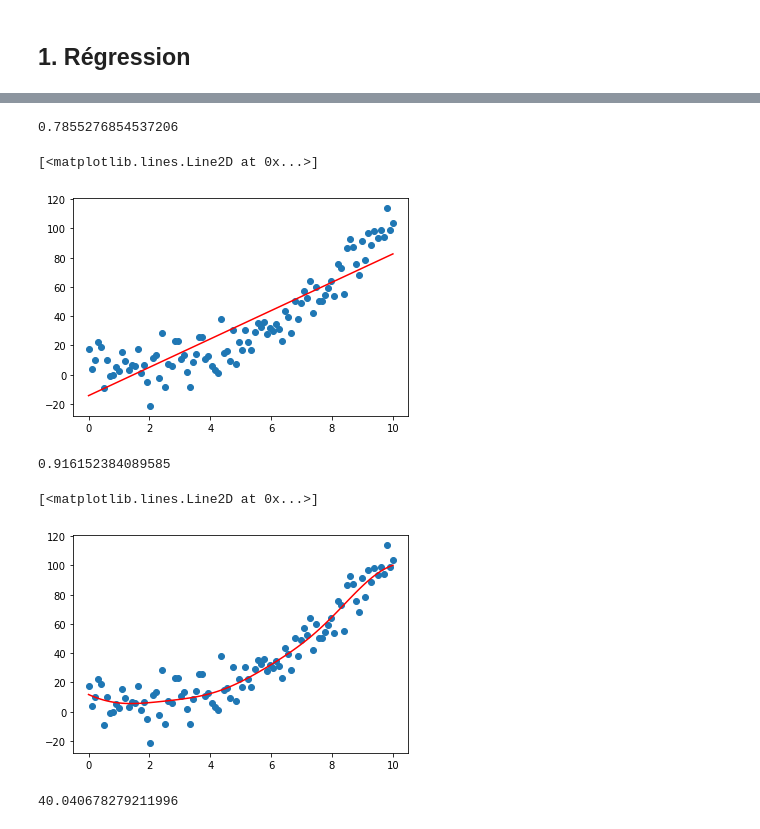
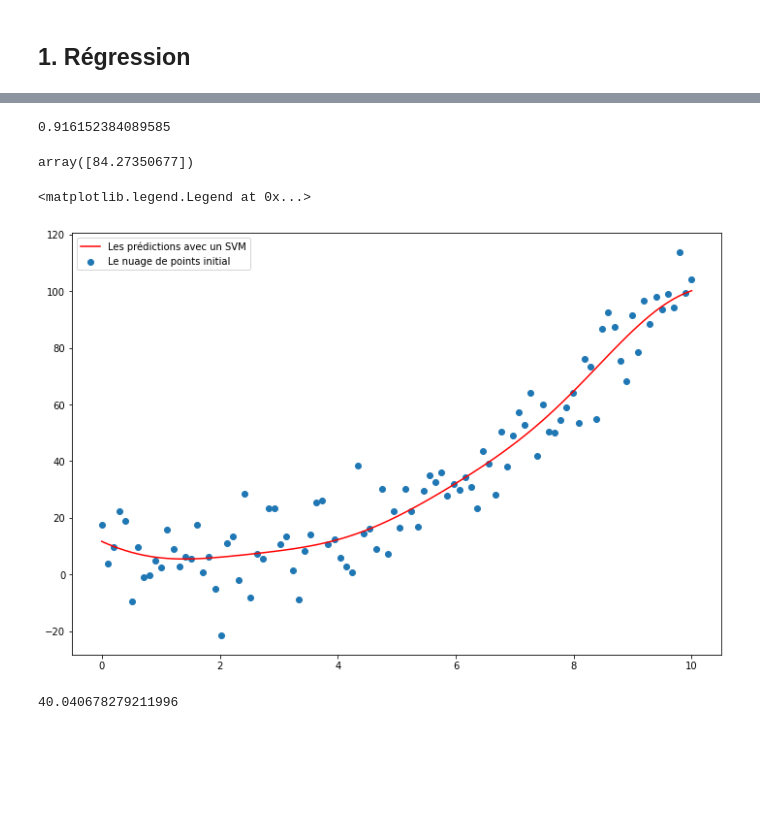
Before and after one commit to jmbernabotto/INSA2021, a Jupyter notebook: scikit_learn_1.ipynb, the cells around one changed output, grey strips where cells are left out. Saved outputs shown, nothing was run; the diff lists cells and outputs as text; code cells hidden in the pictures; blank space fills up the shorter version.

```diff
--- a/scikit_learn_1.ipynb
+++ b/scikit_learn_1.ipynb
@@ -53,6 +94,0 @@ plt.scatter(X, y)
-# %%
-model = LinearRegression() #on parle d'estimateur et on précise alors ses hyperparamètres
-model.fit(X, y) # entrainement du modele
-model.score(X, y) # évaluation avec le coefficient de corrélation
-# %% [output]
-0.7855276854537206
@@ -61,22 +95,22 @@ predictions=model.predict(X)
-# %%
-plt.scatter(X, y)
-plt.plot(X,predictions,c='r')
-# %% [output]
-[<matplotlib.lines.Line2D at 0x...>]
-[figure, removed]
 # %%
  from sklearn.svm import SVR #modèle de Support Vector Machine
- model2=SVR(C=100)
+ model2=SVR(C=100,degree=3)
  model2.fit(X,y)
  model2.score(X,y)
 # %% [output]
 0.916152384089585
+# %%
+model2.predict([[12]])
+# %% [output]
+array([84.27350677])
 # %%
-plt.scatter(X, y)
-plt.plot(X, model2.predict(X), c='red')
+plt.figure(figsize=(12,8))
+plt.scatter(X, y,label='Le nuage de points initial')
+plt.plot(X,model2.predict(X),c='r',label='Les prédictions avec un SVM')
+plt.legend()
 # %% [output]
-[<matplotlib.lines.Line2D at 0x...>]
+<matplotlib.legend.Legend at 0x...>
-[figure, old version]
+[figure, new version]
 # %%
 from sklearn.metrics import mean_squared_error, mean_absolute_error
 # %%
```
Also changed, not shown: parts of 24 cells of this notebook.
